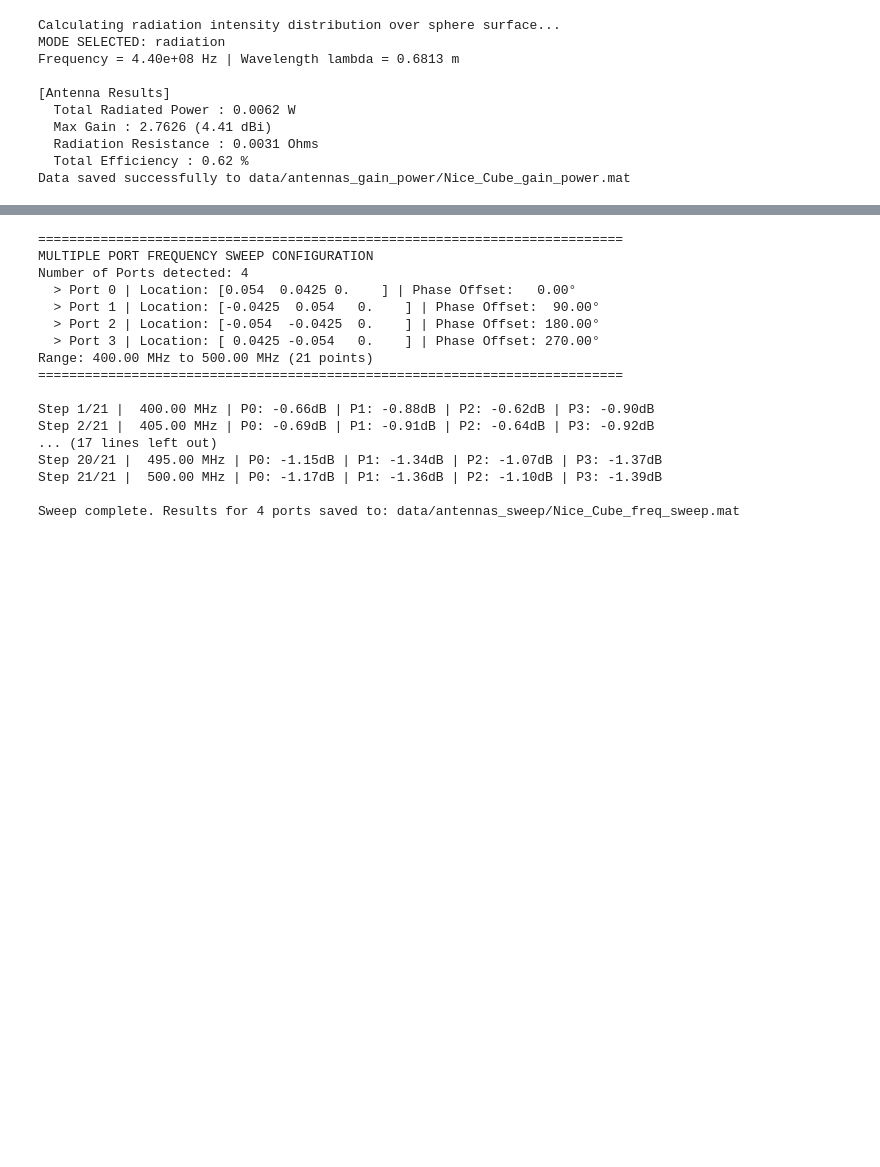
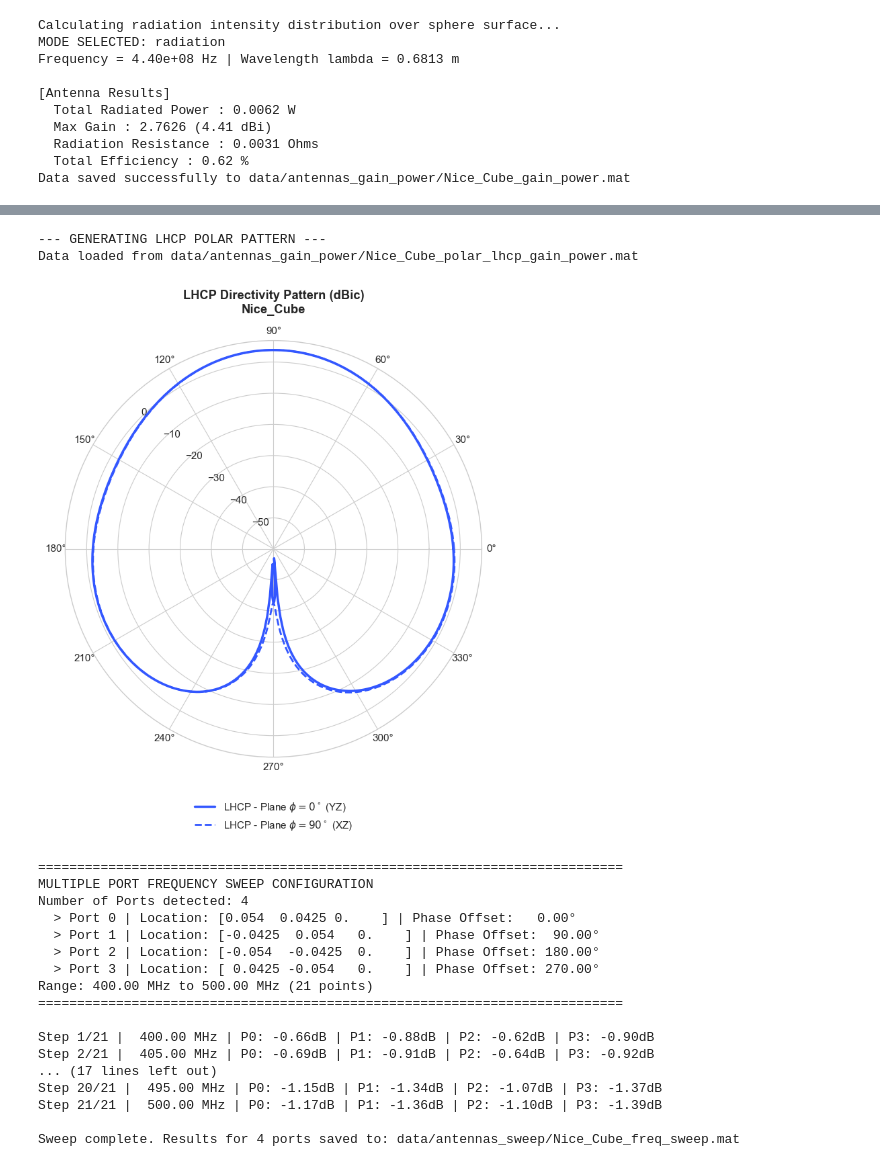
Before and after one commit to FahdilOuro/Antenna_Solver_MoM, a Jupyter notebook: backend/antenna_simulation/Nice_Cube/Nice_Cube_radiation.ipynb, the cells around one changed output, grey strips where cells are left out. Saved outputs shown, nothing was run; the diff lists cells and outputs as text; code cells hidden in the pictures; blank space fills up the shorter version.

```diff
--- a/backend/antenna_simulation/Nice_Cube/Nice_Cube_radiation.ipynb
+++ b/backend/antenna_simulation/Nice_Cube/Nice_Cube_radiation.ipynb
@@ -156,3 +162,9 @@ Data loaded from data/antennas_gain_power/Nice_Cube_gain_power.mat
+# %%
+display_lhcp_polar_pattern(path)
+# %% [output]
+--- GENERATING LHCP POLAR PATTERN ---
+Data loaded from data/antennas_gain_power/Nice_Cube_polar_lhcp_gain_power.mat
+[figure, added]
 # %%
 freq_start = 400e6
 freq_stop  = 500e6
```
Also changed, not shown: parts of 5 cells of this notebook, 3 other files.
